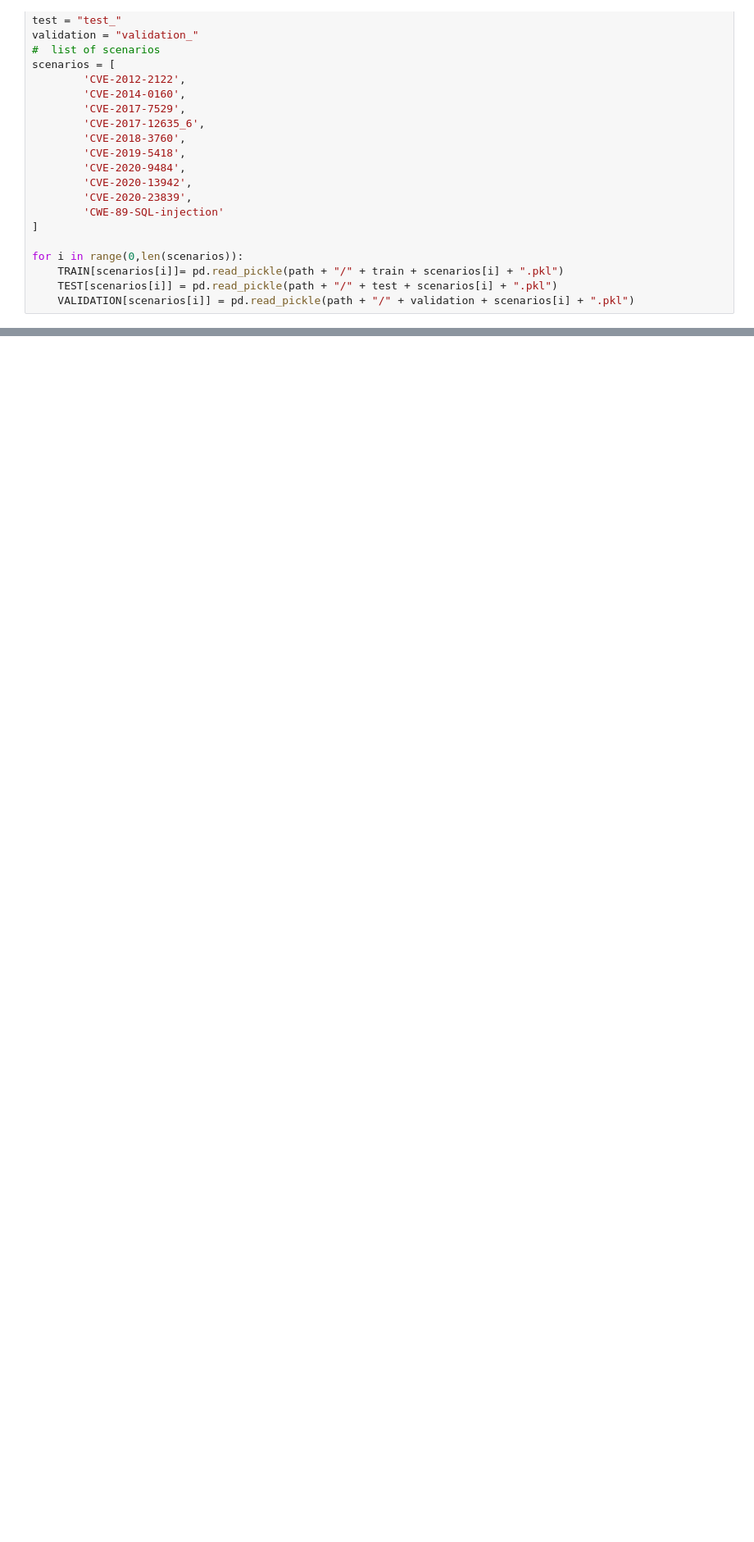
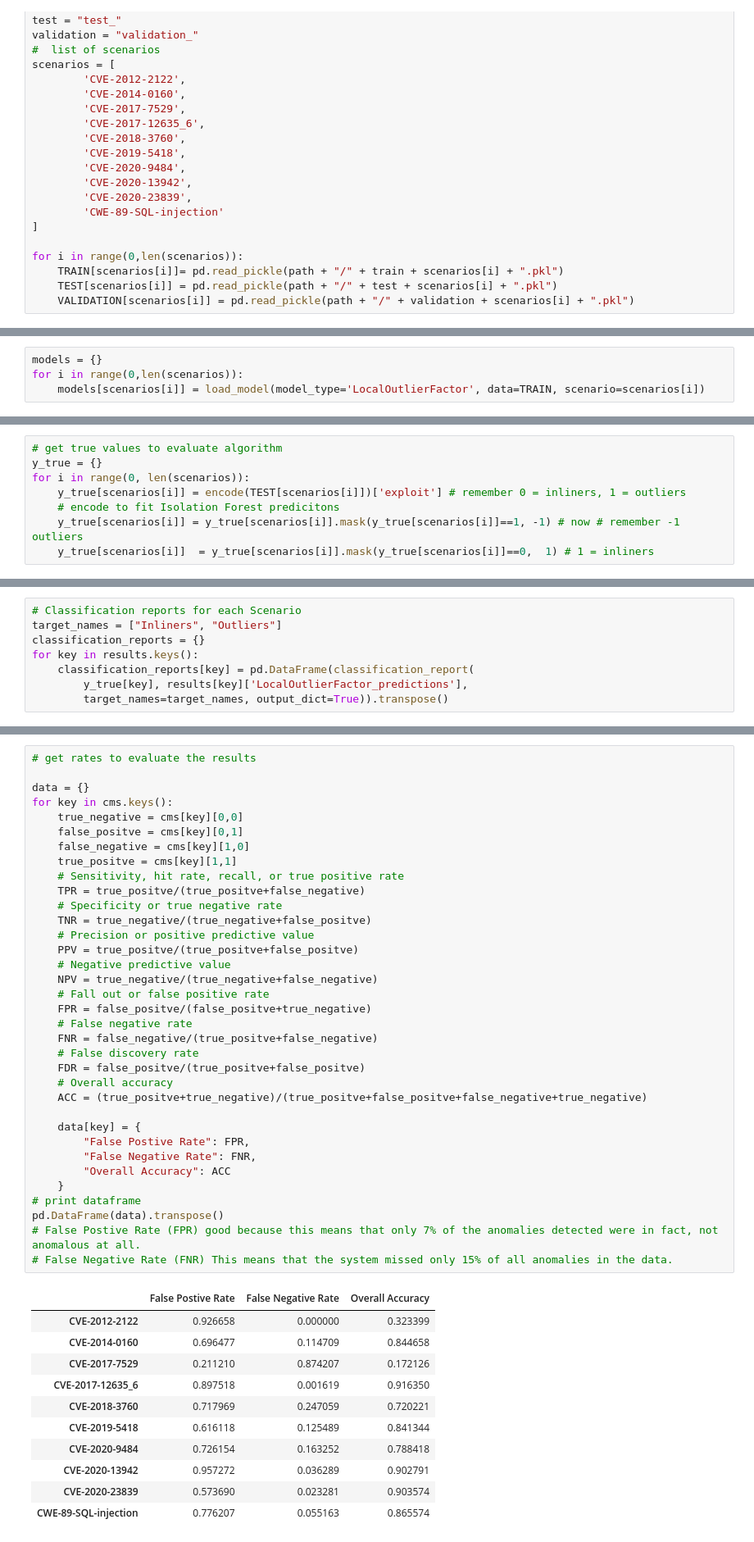
Before and after one commit to Janalytics94/anomaly-detection-software, a Jupyter notebook: src/notebooks/models/LOF.ipynb, the cells around one changed output, grey strips where cells are left out. Shown at 82% size. Saved outputs shown, nothing was run; the diff lists cells and outputs as text; blank space fills up the shorter version.

```diff
--- a/src/notebooks/models/LOF.ipynb
+++ b/src/notebooks/models/LOF.ipynb
@@ -46,0 +52,4 @@ LocalOutlierFactor(contamination=0.1532595823344213, n_jobs=-1, novelty=True)
+# %%
+models = {}
+for i in range(0,len(scenarios)):
+    models[scenarios[i]] = load_model(model_type='LocalOutlierFactor', data=TRAIN, scenario=scenarios[i])
@@ -46,0 +201,8 @@ LocalOutlierFactor(contamination=0.1532595823344213, n_jobs=-1, novelty=True)
+# %%
+# get true values to evaluate algorithm
+y_true = {}
+for i in range(0, len(scenarios)):
+    y_true[scenarios[i]] = encode(TEST[scenarios[i]])['exploit'] # remember 0 = inliners, 1 = outliers
+    # encode to fit Isolation Forest predicitons
+    y_true[scenarios[i]] = y_true[scenarios[i]].mask(y_true[scenarios[i]]==1, -1) # now # remember -1 outliers
+    y_true[scenarios[i]]  = y_true[scenarios[i]].mask(y_true[scenarios[i]]==0,  1) # 1 = inliners
@@ -46,0 +437,8 @@ LocalOutlierFactor(contamination=0.1532595823344213, n_jobs=-1, novelty=True)
+# %%
+# Classification reports for each Scenario
+target_names = ["Inliners", "Outliers"]
+classification_reports = {}
+for key in results.keys():
+    classification_reports[key] = pd.DataFrame(classification_report(
+        y_true[key], results[key]['LocalOutlierFactor_predictions'],
+        target_names=target_names, output_dict=True)).transpose()
@@ -46,0 +455,47 @@ LocalOutlierFactor(contamination=0.1532595823344213, n_jobs=-1, novelty=True)
+# %%
+# get rates to evaluate the results
+
+data = {}
+for key in cms.keys():
+    true_negative = cms[key][0,0]
+    false_positve = cms[key][0,1]
+    false_negative = cms[key][1,0]
+    true_positve = cms[key][1,1]
+    # Sensitivity, hit rate, recall, or true positive rate
+    TPR = true_positve/(true_positve+false_negative)
+    # Specificity or true negative rate
+    TNR = true_negative/(true_negative+false_positve)
+    # Precision or positive predictive value
+    PPV = true_positve/(true_positve+false_positve)
+    # Negative predictive value
+    NPV = true_negative/(true_negative+false_negative)
+    # Fall out or false positive rate
+    FPR = false_positve/(false_positve+true_negative)
+    # False negative rate
+    FNR = false_negative/(true_positve+false_negative)
+    # False discovery rate
+    FDR = false_positve/(true_positve+false_positve)
+    # Overall accuracy
+    ACC = (true_positve+true_negative)/(true_positve+false_positve+false_negative+true_negative)
+
+    data[key] = {
+        "False Postive Rate": FPR,
+        "False Negative Rate": FNR,
+        "Overall Accuracy": ACC
+    }
+# print dataframe
+pd.DataFrame(data).transpose()
+# False Postive Rate (FPR) good because this means that only 7% of the anomalies detected were in fact, not anomalous at all.
+# False Negative Rate (FNR) This means that the system missed only 15% of all anomalies in the data.
+# %% [output]
+|  | False Postive Rate | False Negative Rate | Overall Accuracy |
+| CVE-2012-2122 | 0.926658 | 0.000000 | 0.323399 |
+| CVE-2014-0160 | 0.696477 | 0.114709 | 0.844658 |
+| CVE-2017-7529 | 0.211210 | 0.874207 | 0.172126 |
+| CVE-2017-12635_6 | 0.897518 | 0.001619 | 0.916350 |
+| CVE-2018-3760 | 0.717969 | 0.247059 | 0.720221 |
+| CVE-2019-5418 | 0.616118 | 0.125489 | 0.841344 |
+| CVE-2020-9484 | 0.726154 | 0.163252 | 0.788418 |
+| CVE-2020-13942 | 0.957272 | 0.036289 | 0.902791 |
+| CVE-2020-23839 | 0.573690 | 0.023281 | 0.903574 |
+| CWE-89-SQL-injection | 0.776207 | 0.055163 | 0.865574 |
```
Also changed, not shown: parts of 32 cells of this notebook, 10 other files.
